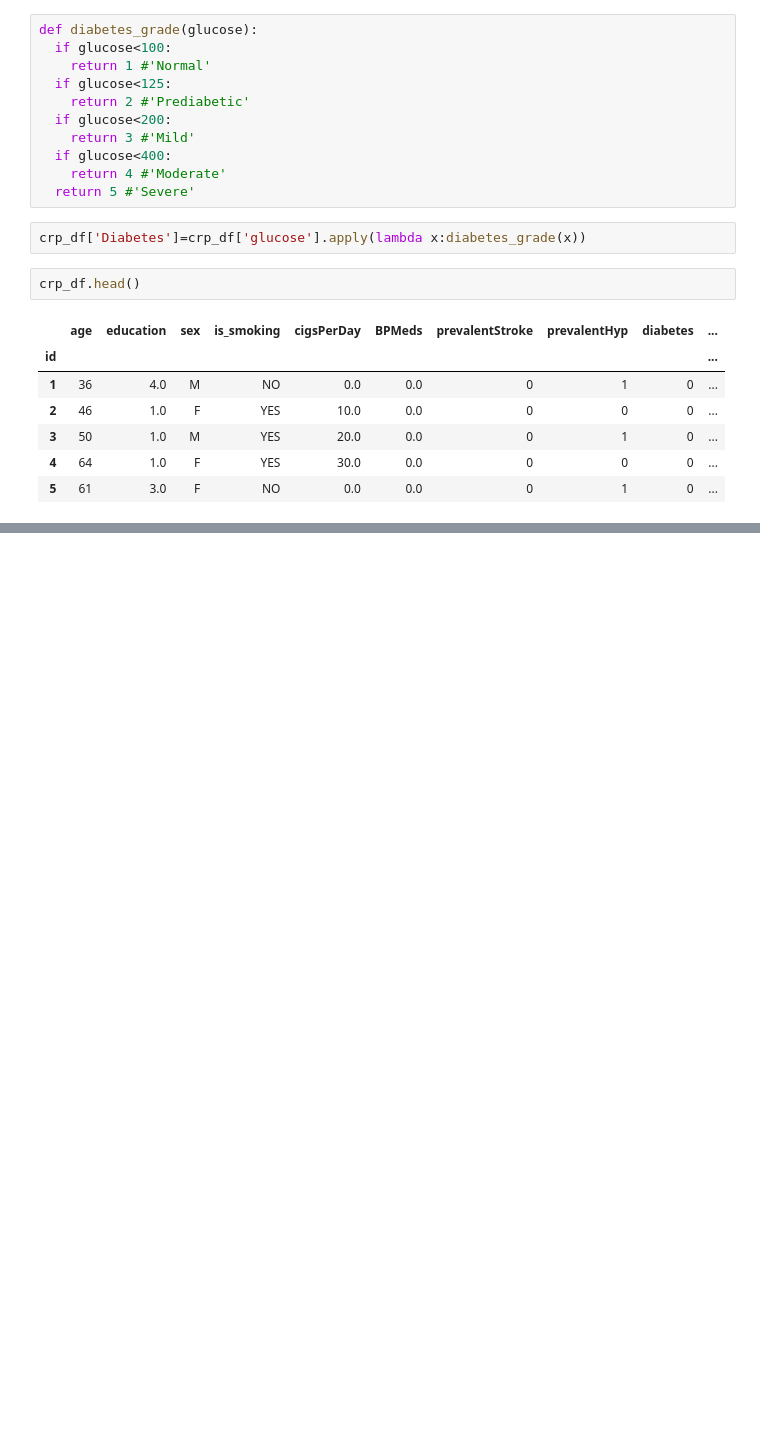
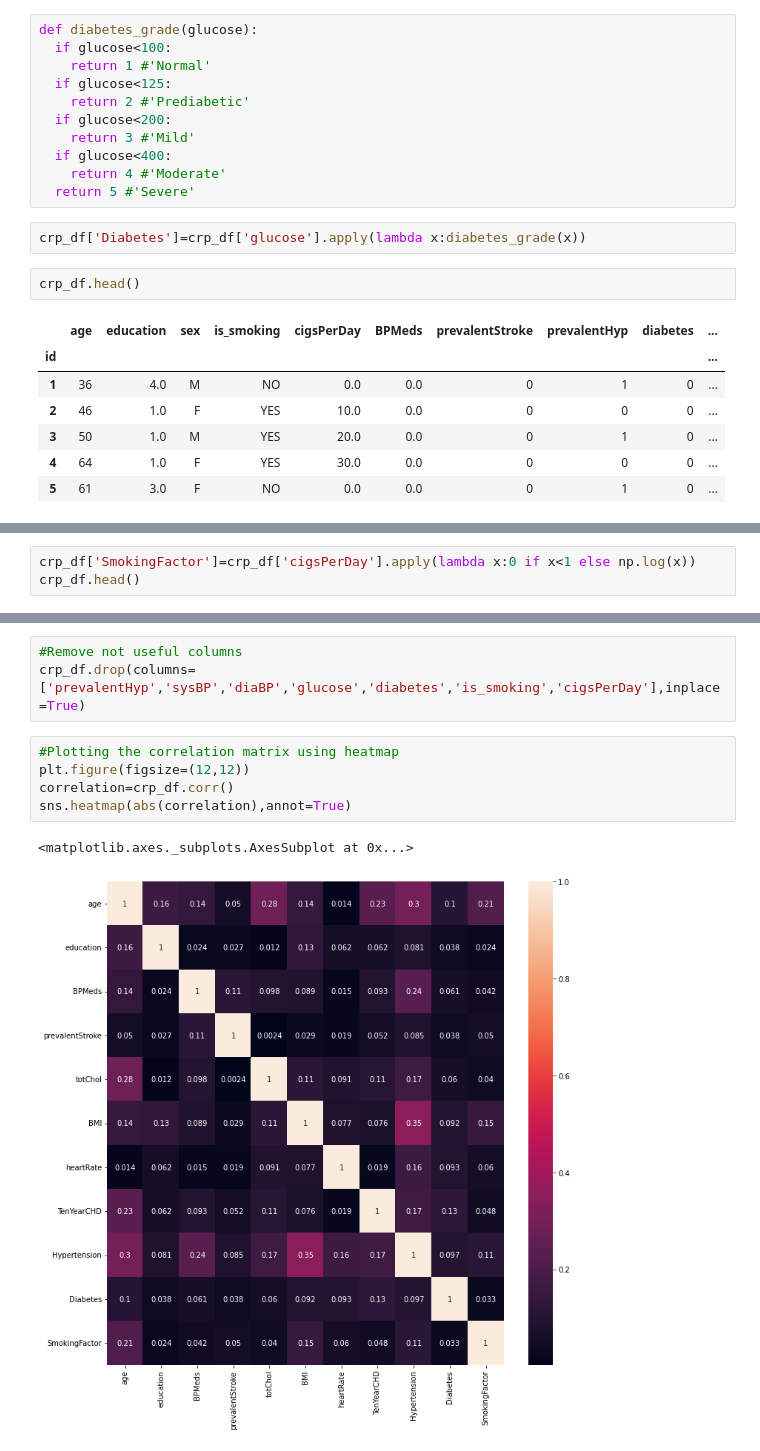
Before and after one commit to ambika1us/Cardiovascular_Risk_Prediction, a Jupyter notebook: Ambika_Prasad_Cardiovascular_Risk_Prediction.ipynb, the cells around one changed output, grey strips where cells are left out. Saved outputs shown, nothing was run; the diff lists cells and outputs as text; blank space fills up the shorter version.

```diff
--- a/Ambika_Prasad_Cardiovascular_Risk_Prediction.ipynb
+++ b/Ambika_Prasad_Cardiovascular_Risk_Prediction.ipynb
@@ -455,0 +458,3 @@ crp_df.head()
+# %%
+crp_df['SmokingFactor']=crp_df['cigsPerDay'].apply(lambda x:0 if x<1 else np.log(x))
+crp_df.head()
@@ -455,0 +469,11 @@ crp_df.head()
+# %%
+#Remove not useful columns
+crp_df.drop(columns=['prevalentHyp','sysBP','diaBP','glucose','diabetes','is_smoking','cigsPerDay'],inplace=True)
+# %%
+#Plotting the correlation matrix using heatmap
+plt.figure(figsize=(12,12))
+correlation=crp_df.corr()
+sns.heatmap(abs(correlation),annot=True)
+# %% [output]
+<matplotlib.axes._subplots.AxesSubplot at 0x...>
+[figure, added]
```
Also changed, not shown: parts of 6 cells of this notebook.
